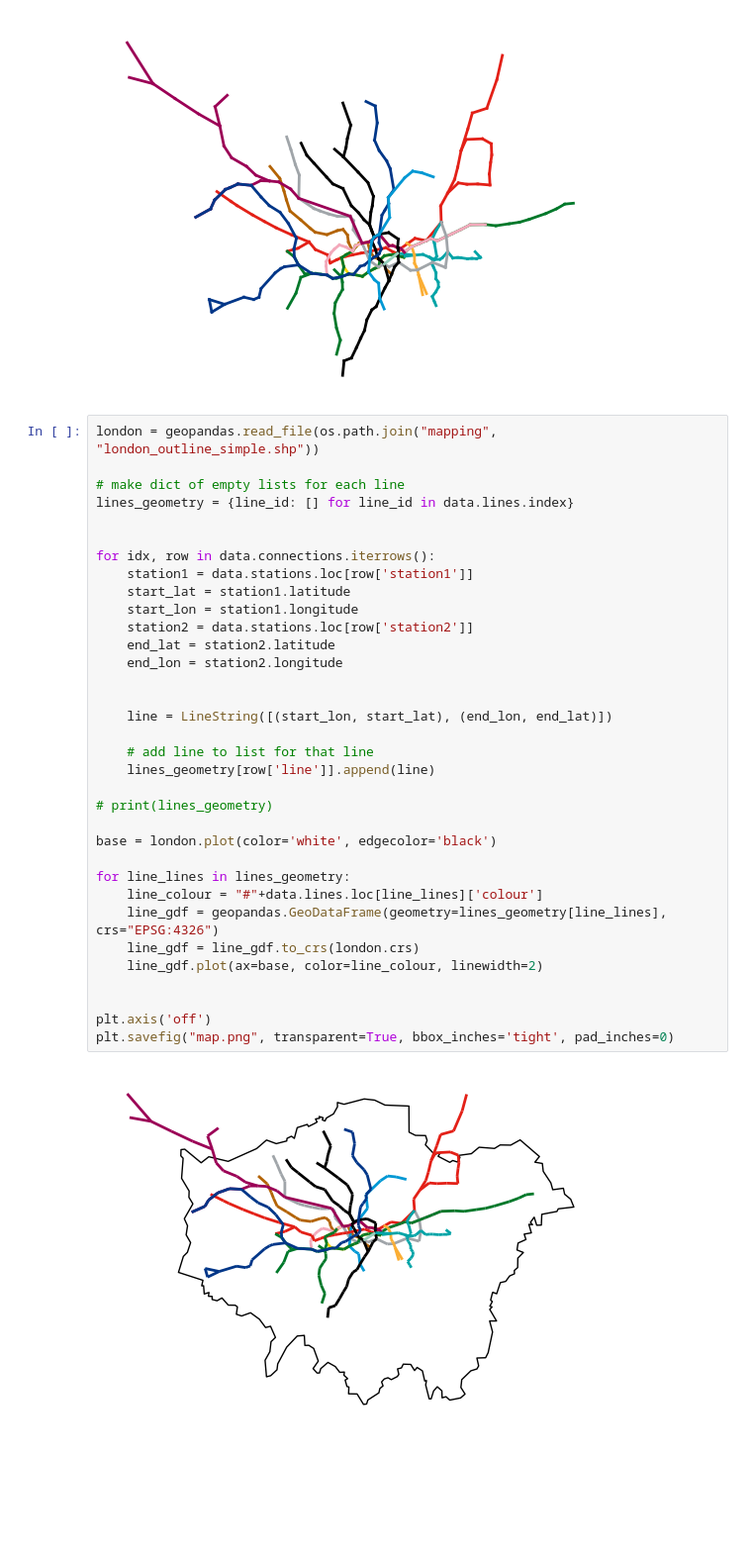
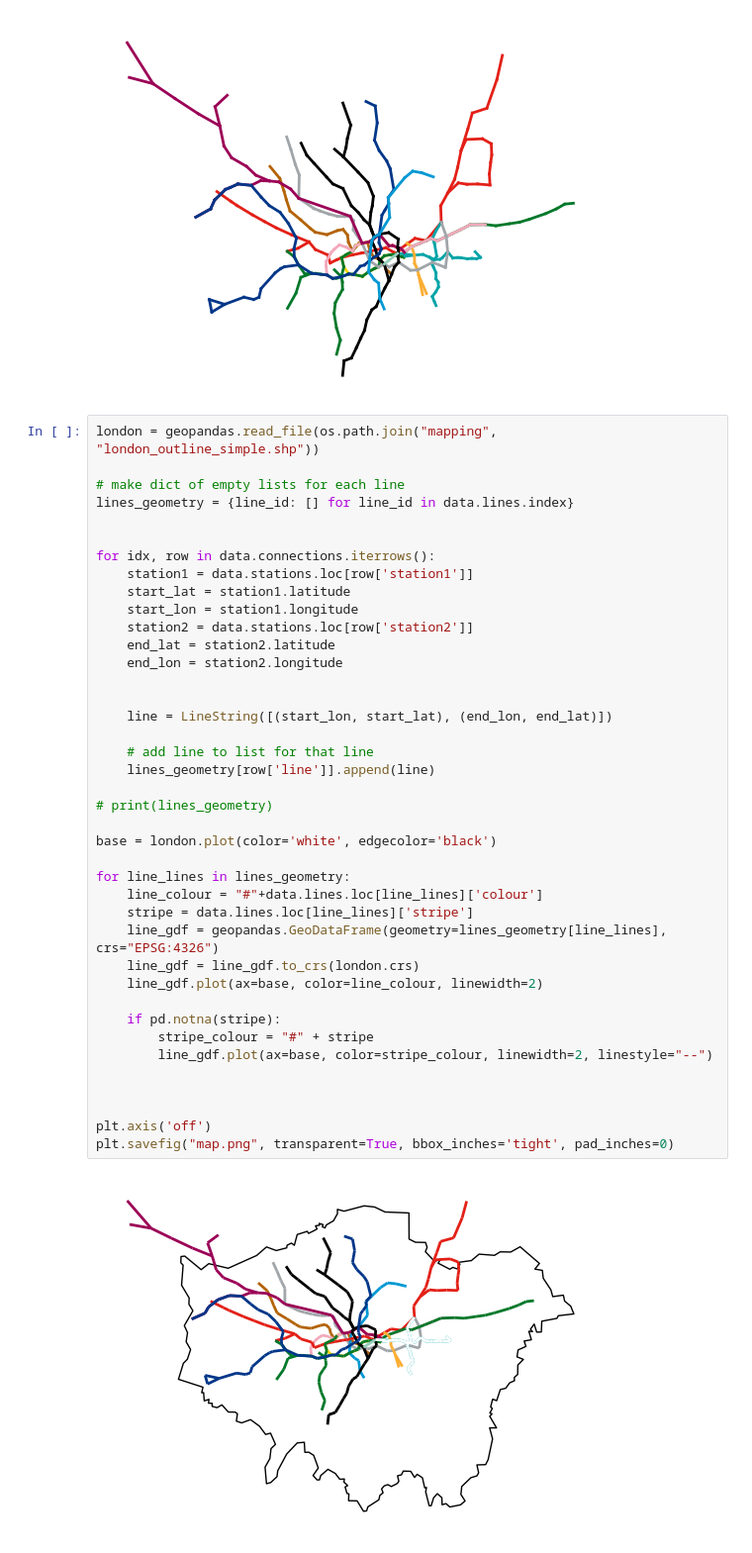
Before and after one commit to b-d-e/tube, a Jupyter notebook: experiments.ipynb, the cells around one changed output. Shown at 99% size. Saved outputs shown, nothing was run; the diff lists cells and outputs as text; blank space fills up the shorter version.

Commit message:
striped line

```diff
--- a/experiments.ipynb
+++ b/experiments.ipynb
@@ -84,31 +84,37 @@ lines_geometry = {line_id: [] for line_id in data.lines.index}
 
 
 for idx, row in data.connections.iterrows():
     station1 = data.stations.loc[row['station1']]
     start_lat = station1.latitude
     start_lon = station1.longitude
     station2 = data.stations.loc[row['station2']]
     end_lat = station2.latitude
     end_lon = station2.longitude
 
 
     line = LineString([(start_lon, start_lat), (end_lon, end_lat)])
 
     # add line to list for that line
     lines_geometry[row['line']].append(line)
 
 # print(lines_geometry)
 
 base = london.plot(color='white', edgecolor='black')
 
 for line_lines in lines_geometry:
     line_colour = "#"+data.lines.loc[line_lines]['colour']
+    stripe = data.lines.loc[line_lines]['stripe']
     line_gdf = geopandas.GeoDataFrame(geometry=lines_geometry[line_lines], crs="EPSG:4326")
     line_gdf = line_gdf.to_crs(london.crs)
     line_gdf.plot(ax=base, color=line_colour, linewidth=2)
 
+    if pd.notna(stripe):
+        stripe_colour = "#" + stripe
+        line_gdf.plot(ax=base, color=stripe_colour, linewidth=2, linestyle="--")
+
+
 
 plt.axis('off')
 plt.savefig("map.png", transparent=True, bbox_inches='tight', pad_inches=0)
 # %% [output]
-[figure, old version]
+[figure, new version]
```
Also changed, not shown: 2 other files.
